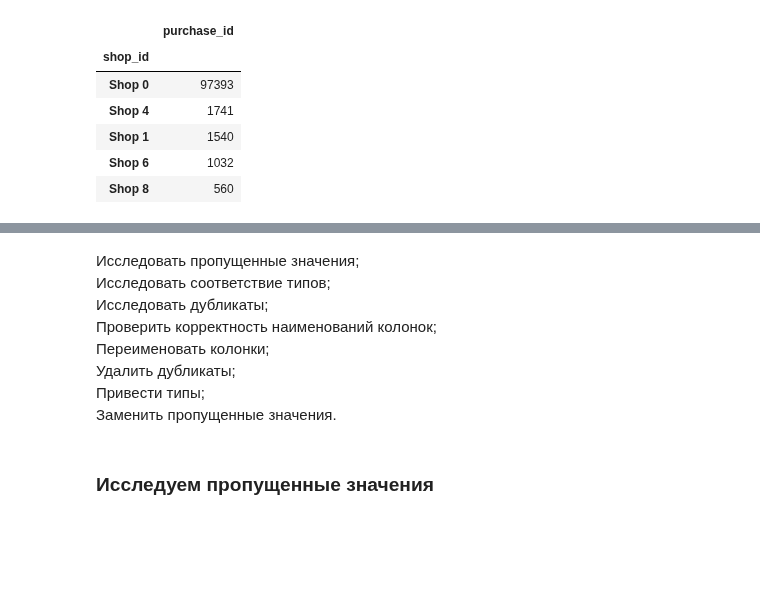
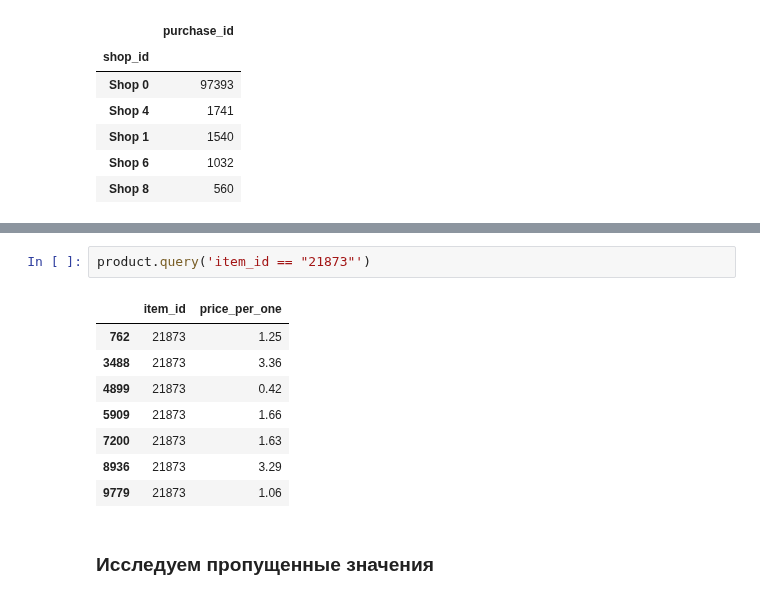
Before and after one commit to akirionenko/senior_progect, a Jupyter notebook: senior_project_1.ipynb, the cells around one changed output, grey strips where cells are left out. Drawn from its saved outputs; the diff is of its cells as text; blank space fills up the shorter version.

```diff
--- a/senior_project_1.ipynb
+++ b/senior_project_1.ipynb
@@ -231,12 +269,14 @@ product
-# %% [markdown]
-Исследовать пропущенные значения;\
-Исследовать соответствие типов;\
-Исследовать дубликаты;\
-Проверить корректность наименований колонок;\
-Переименовать колонки;\
-Удалить дубликаты;\
-Привести типы;\
-Заменить пропущенные значения.
+# %%
+product.query('item_id == "21873"')
+# %% [output]
+|  | item_id | price_per_one |
+| 762 | 21873 | 1.25 |
+| 3488 | 21873 | 3.36 |
+| 4899 | 21873 | 0.42 |
+| 5909 | 21873 | 1.66 |
+| 7200 | 21873 | 1.63 |
+| 8936 | 21873 | 3.29 |
+| 9779 | 21873 | 1.06 |
 # %% [markdown]
 ### Исследуем пропущенные значения
 # %% [markdown]
```
Also changed, not shown: parts of 25 cells of this notebook.
